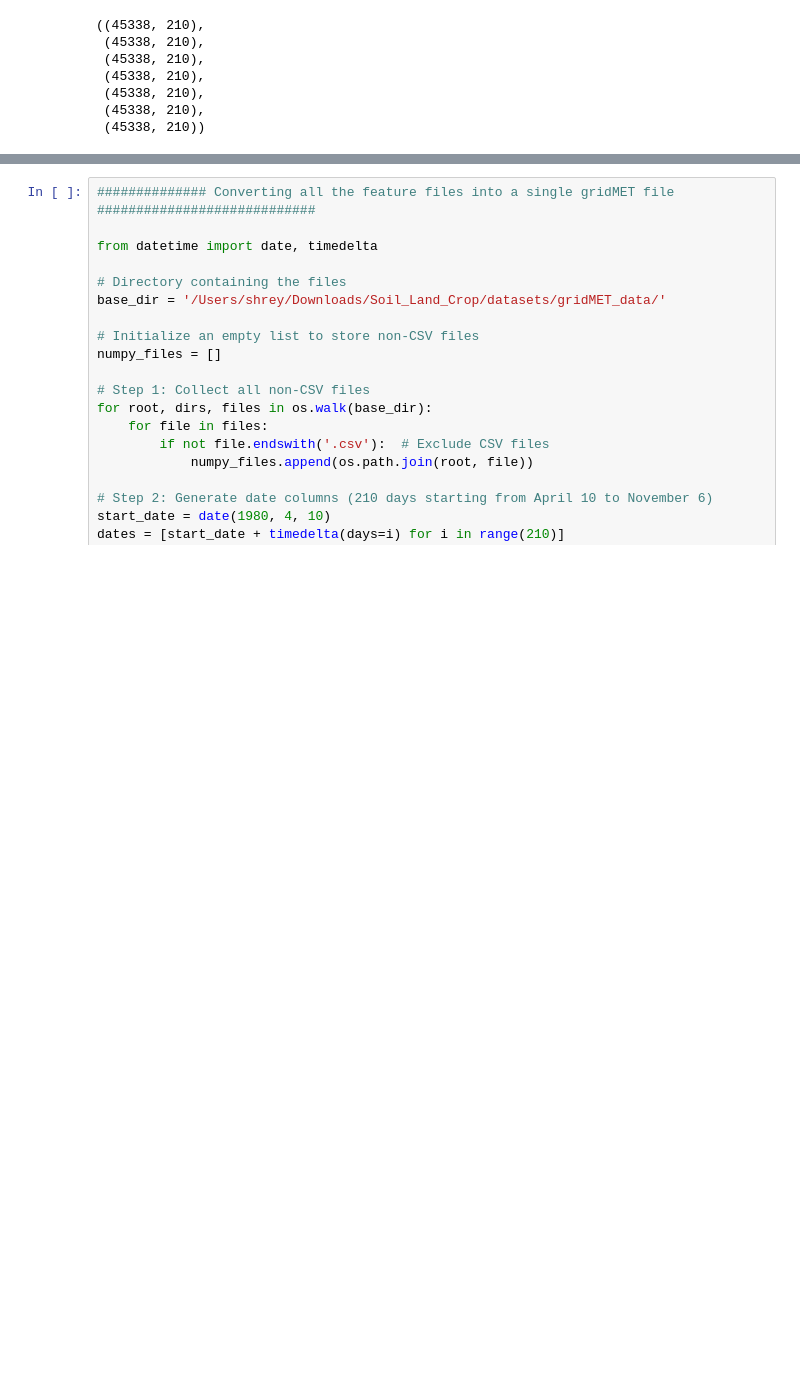
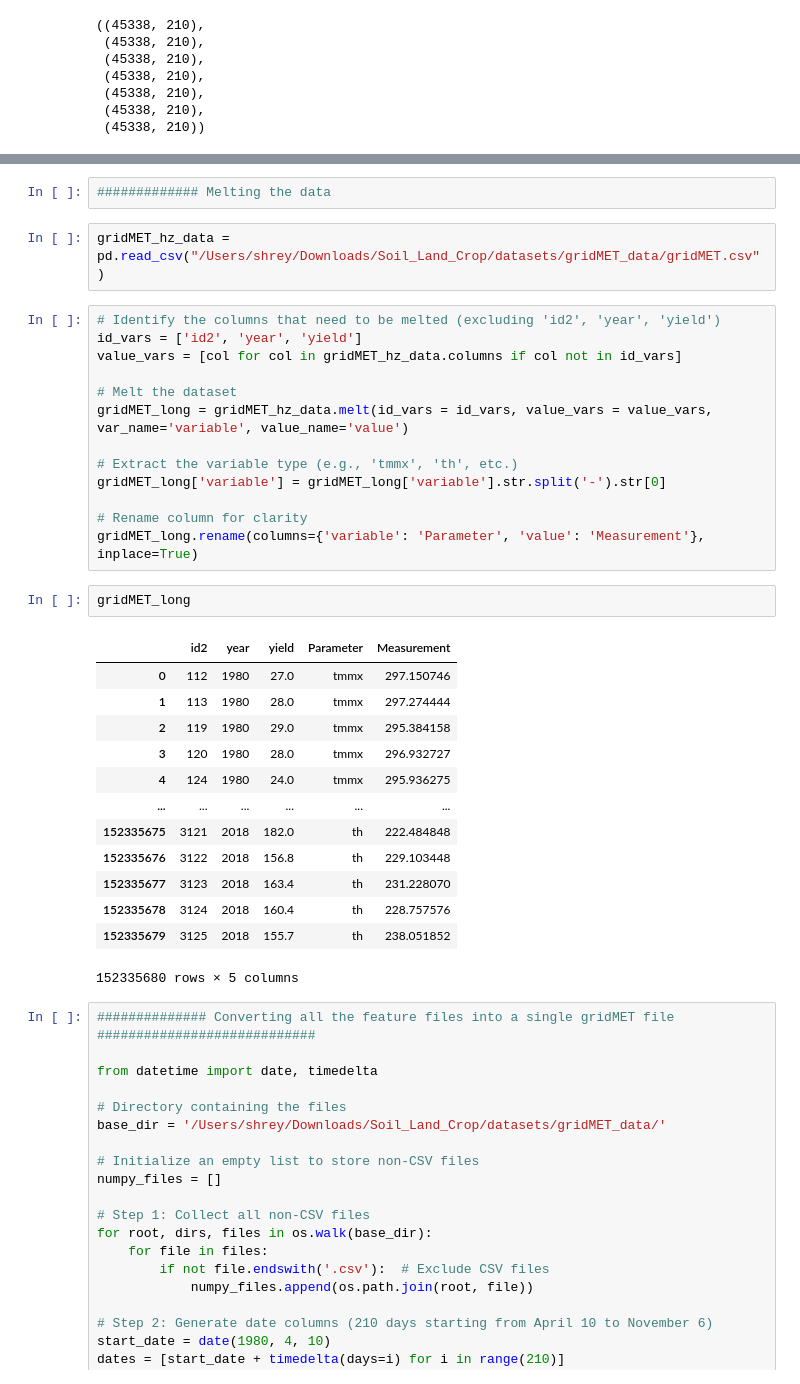
Before and after one commit to shrey-gupta/soil-land-crop, a Jupyter notebook: gridMET.ipynb, the cells around one changed output, grey strips where cells are left out. Saved outputs shown, nothing was run; the diff lists cells and outputs as text; blank space fills up the shorter version.

```diff
--- a/gridMET.ipynb
+++ b/gridMET.ipynb
@@ -159,3 +198,36 @@ X_bi.shape, X_erc.shape, X_etr.shape, X_fm100.shape, X_fm1000.shape, X_pr.shape,
+# %%
+############# Melting the data
+# %%
+gridMET_hz_data = pd.read_csv("/Users/shrey/Downloads/Soil_Land_Crop/datasets/gridMET_data/gridMET.csv")
+# %%
+# Identify the columns that need to be melted (excluding 'id2', 'year', 'yield')
+id_vars = ['id2', 'year', 'yield']
+value_vars = [col for col in gridMET_hz_data.columns if col not in id_vars]
+
+# Melt the dataset
+gridMET_long = gridMET_hz_data.melt(id_vars = id_vars, value_vars = value_vars, var_name='variable', value_name='value')
+
+# Extract the variable type (e.g., 'tmmx', 'th', etc.)
+gridMET_long['variable'] = gridMET_long['variable'].str.split('-').str[0]
+
+# Rename column for clarity
+gridMET_long.rename(columns={'variable': 'Parameter', 'value': 'Measurement'}, inplace=True)
+# %%
+gridMET_long
+# %% [output]
+|  | id2 | year | yield | Parameter | Measurement |
+| 0 | 112 | 1980 | 27.0 | tmmx | 297.150746 |
+| 1 | 113 | 1980 | 28.0 | tmmx | 297.274444 |
+| 2 | 119 | 1980 | 29.0 | tmmx | 295.384158 |
+| 3 | 120 | 1980 | 28.0 | tmmx | 296.932727 |
+| 4 | 124 | 1980 | 24.0 | tmmx | 295.936275 |
+| ... | ... | ... | ... | ... | ... |
+| 152335675 | 3121 | 2018 | 182.0 | th | 222.484848 |
+| 152335676 | 3122 | 2018 | 156.8 | th | 229.103448 |
+| 152335677 | 3123 | 2018 | 163.4 | th | 231.228070 |
+| 152335678 | 3124 | 2018 | 160.4 | th | 228.757576 |
+| 152335679 | 3125 | 2018 | 155.7 | th | 238.051852 |
+152335680 rows × 5 columns
 # %%
 ############## Converting all the feature files into a single gridMET file ############################
 
```
Also changed, not shown: parts of 14 cells of this notebook, 1 other file.
